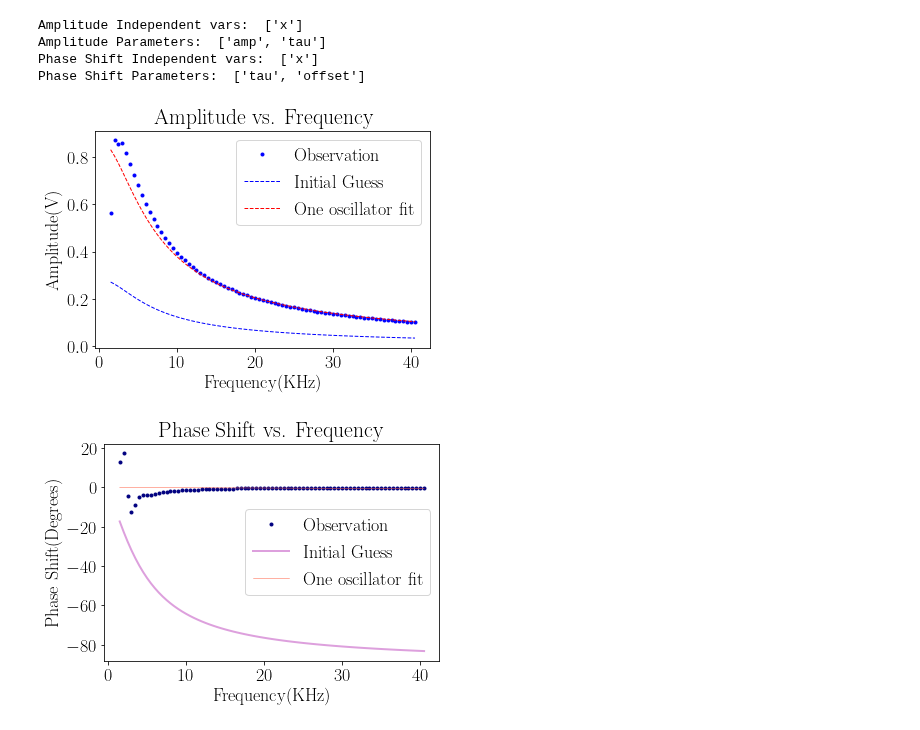
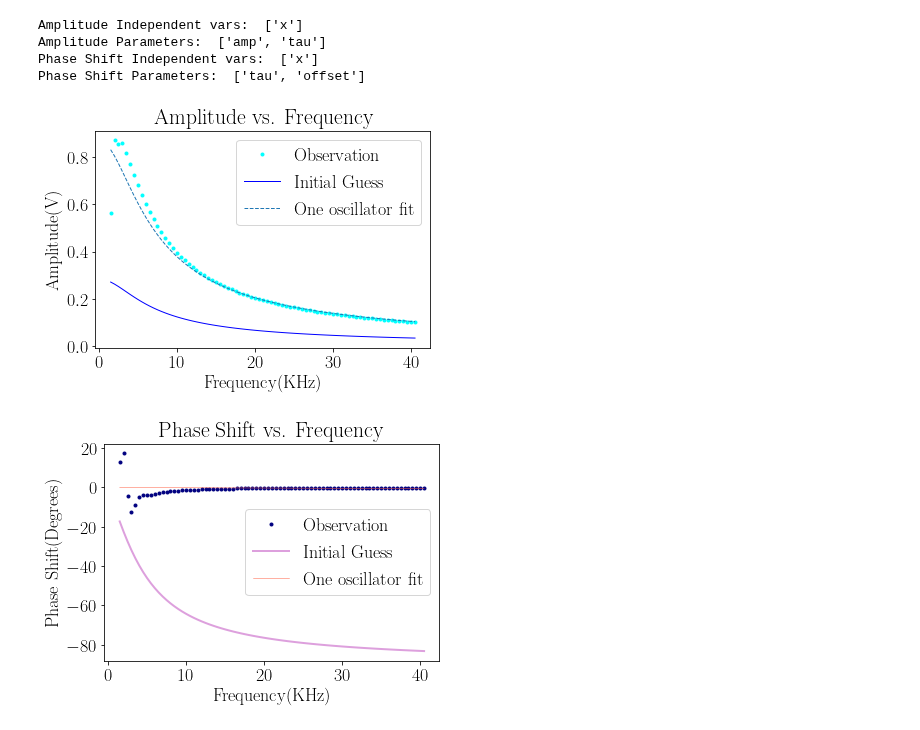
Before and after one commit to aaronkebede/PHY220, a Jupyter notebook: project-one/v2/Fitting Function.ipynb, the cells around one changed output. Cells and saved outputs as stored; diff of their text form; code cells hidden in the pictures.

```diff
--- a/project-one/v2/Fitting Function.ipynb
+++ b/project-one/v2/Fitting Function.ipynb
@@ -108,17 +108,17 @@ amp_result = amp_model.fit(lfa_amplitude, x=lfa_frequency, params=p_a, weights =
 
 ps_result = ps_model.fit(lfp_phaseshift, x=lfp_frequency, params=p_ps, weights = None )
 # %%
-plt.plot(lfa_frequency,lfa_amplitude,'b.', label="Observation")
-plt.plot(lfa_frequency, amp_result.init_fit, 'b--', label="Initial Guess", linewidth=1)
-plt.plot(lfa_frequency, amp_result.best_fit, 'r--', label="One oscillator fit", linewidth=1)
+plt.plot(lfa_frequency,lfa_amplitude,'.', c="cyan", label="Observation")
+plt.plot(lfa_frequency, amp_result.init_fit, '-', c="b", label="Initial Guess", linewidth=1)
+plt.plot(lfa_frequency, amp_result.best_fit, '--', label="One oscillator fit", linewidth=1)
 plt.xlabel("Frequency(KHz)")
 plt.ylabel("Amplitude(V)")
 plt.title("Amplitude vs. Frequency")
 plt.legend()
-plt.savefig("Images/LA-Amplitude Fit.pdf", bbox_inches='tight')
+plt.savefig("Images/LA- Amplitude Fit.pdf", bbox_inches='tight')
 plt.show()
 # %% [output]
-[figure, old version]
+[figure, new version]
 # %%
 plt.plot(lfp_frequency,lfp_phaseshift,'.', c="navy",  label="Observation")
 plt.plot(lfp_frequency, ps_result.init_fit, '-', c="plum", label="Initial Guess", linewidth=2)
```
